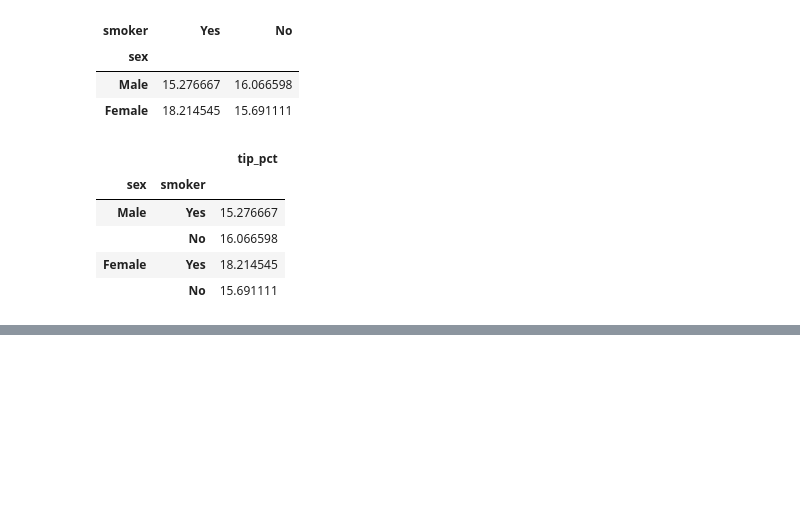
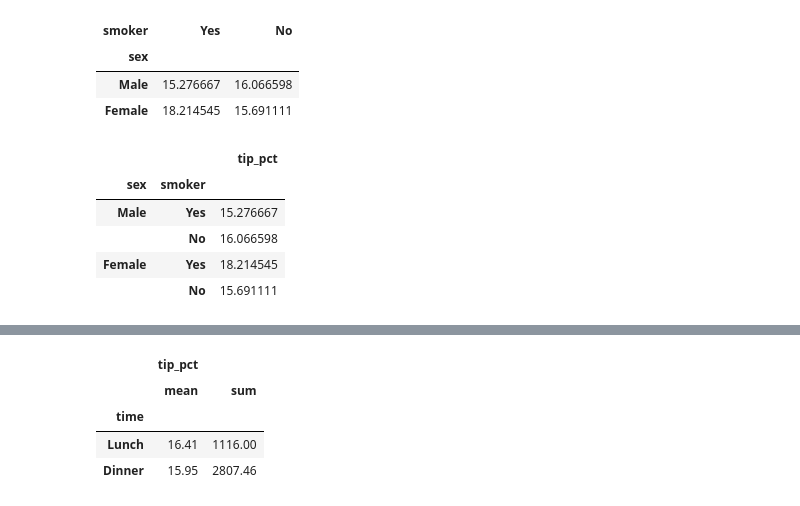
Before and after one commit to rubinkim/machine_learning_07_2022, a Jupyter notebook: 02_pandas/08_그룹분석.ipynb, the cells around one changed output, grey strips where cells are left out. Cells and saved outputs as stored; diff of their text form; code cells hidden in the pictures; blank space fills up the shorter version.

```diff
--- a/02_pandas/08_그룹분석.ipynb
+++ b/02_pandas/08_그룹분석.ipynb
@@ -550,0 +579,9 @@ tips.pivot_table(index=['sex','smoker'], values='tip_pct')
+# %%
+# 점심/저녁 여부
+tips.groupby(by='time')[['tip_pct']].agg(func=['mean', 'sum']).round(2)
+# %% [output]
+|  | tip_pct |  |
+|  | mean | sum |
+| time |  |  |
+| Lunch | 16.41 | 1116.00 |
+| Dinner | 15.95 | 2807.46 |
```
Also changed, not shown: parts of 4 cells of this notebook.
